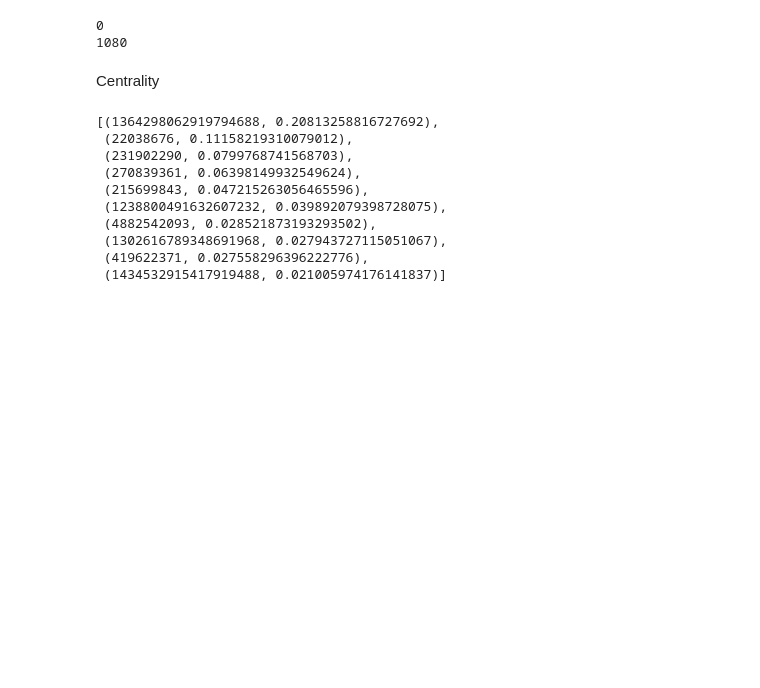
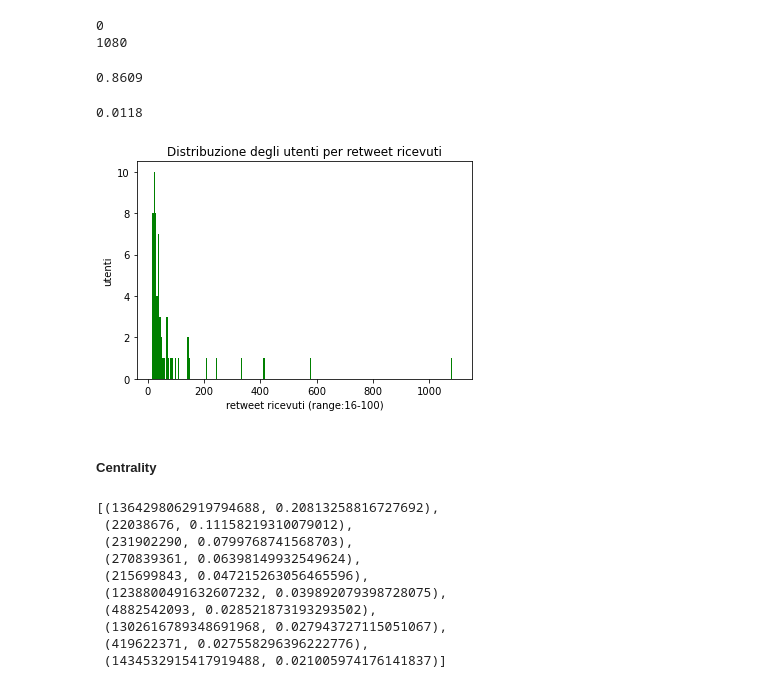
Before and after one commit to ES-git95/SMA-Project, a Jupyter notebook: evaluation.ipynb, the cells around one changed output. Drawn from its saved outputs; the diff is of its cells as text; code cells hidden in the pictures; blank space fills up the shorter version.

```diff
--- a/evaluation.ipynb
+++ b/evaluation.ipynb
@@ -297,16 +205,0 @@ round(df_gradi_out[df_gradi_out["grado"]==0]["grado"].count()/df_gradi_out["grad
-# %%
-import matplotlib.pyplot as plt
-#distribuzione numero del numero dei retweet ricevuti in un range tra 5 e 100
-def plot_in_degree_dist(G):
-    bins=np.arange(10,1000,5)
-    degrees = sorted([G.in_degree(n) for n in G.nodes()])
-    plt.hist(degrees, bins, color='green')
-    plt.ylabel('utenti')
-    plt.xlabel('retweet ricevuti (range:5-100)')
-    plt.title('Distribuzione retweet ricevuti')
-    plt.show()
-
-plot_in_degree_dist(G_directed)
-
-# da questo plot possiamo farci un idea della distribuzione degli hub
-# (nodi con un numero di archi entranti anomalo rispetto al resto della rete )
@@ -332,8 +225,38 @@ print(max(in_degrees_sort.values()))
 # %% [output]
 0
 1080
-# %% [markdown]
-Centrality
+# %%
+#df dei gradi entranti di ciascun nodo
+df_gradi_in=pd.DataFrame(in_degrees.items(),columns=["nodi","grado"])
+#distribuzione dei nodi per i 5 gradi più ricorrenti
+df_gradi_in.groupby("grado").count().head()
+#percentuale di nodi con grado=0 (nessun retweet ricevuto)
+round(df_gradi_in[df_gradi_in["grado"]==0]["grado"].count()/df_gradi_in["grado"].count(),4)
+# %% [output]
+0.8609
+# %%
+round(df_gradi_in[df_gradi_in["grado"]>15]["grado"].count()/df_gradi_in["grado"].count(),4)
+# %% [output]
+0.0118
+# %%
+#distribuzione numero del numero dei retweet ricevuti in un range tra 5 e 100
+def plot_in_degree_dist(G):
+    bins=np.arange(16,1100,5)
+    degrees = sorted([G.in_degree(n) for n in G.nodes()])
+    plt.hist(degrees, bins, color='green')
+    plt.ylabel('utenti')
+    plt.xlabel('retweet ricevuti (range:16-100)')
+    plt.title('Distribuzione degli utenti per retweet ricevuti')
+    plt.show()
+
+plot_in_degree_dist(G_directed)
+
+# da questo plot possiamo farci un idea della distribuzione degli hub
+# (nodi con un numero di archi entranti anomalo rispetto al resto della rete )
+# %% [output]
+[figure, added]
+# %% [markdown]
+##### Centrality
 # %%
 #The in-degree centrality for a node v is the fraction of nodes its incoming edges are connected to
 #top10 dei nodi con il maggior numero di archi entranti (i più retwettati)--> HUBS
```
Also changed, not shown: parts of 23 cells of this notebook.
